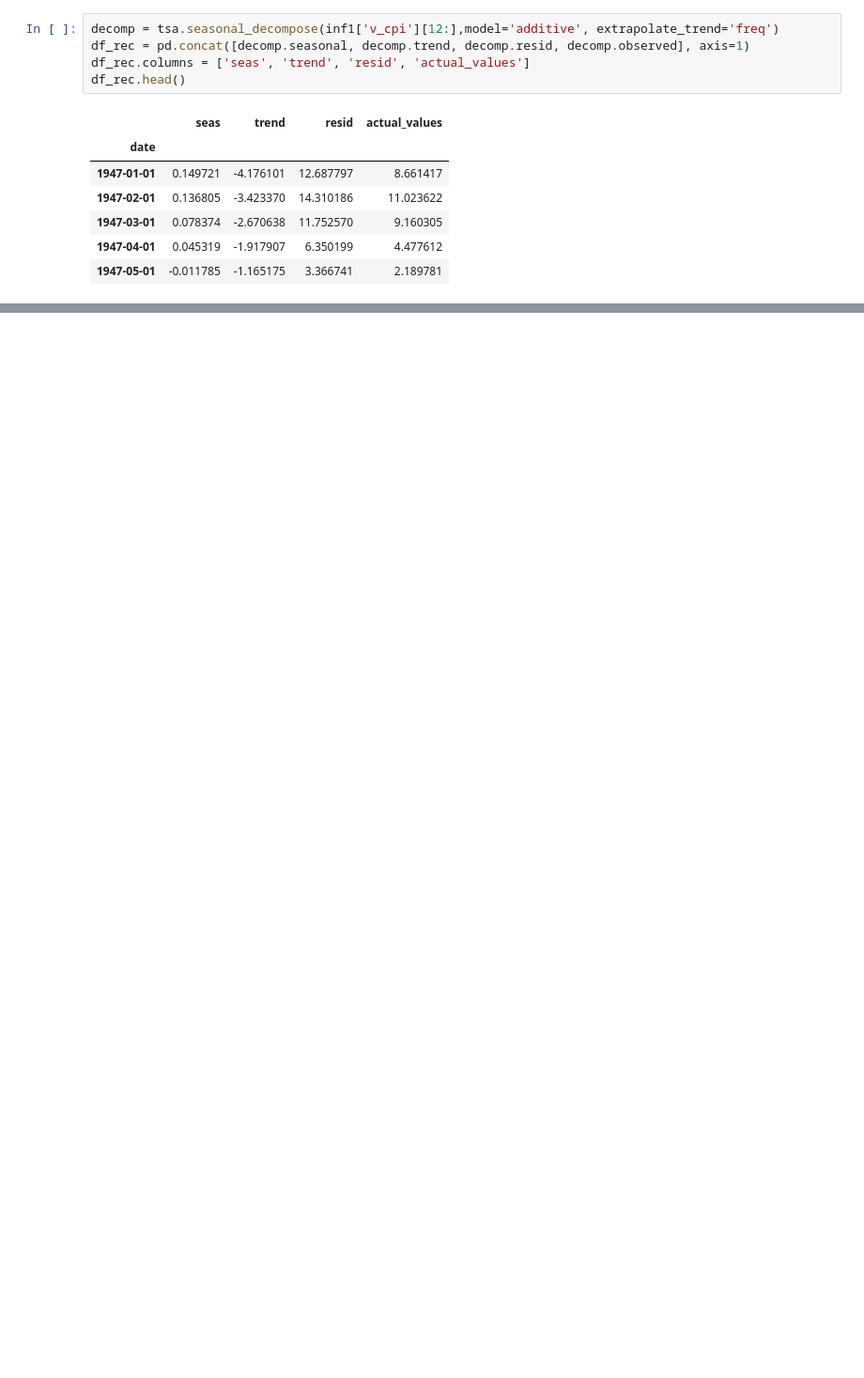
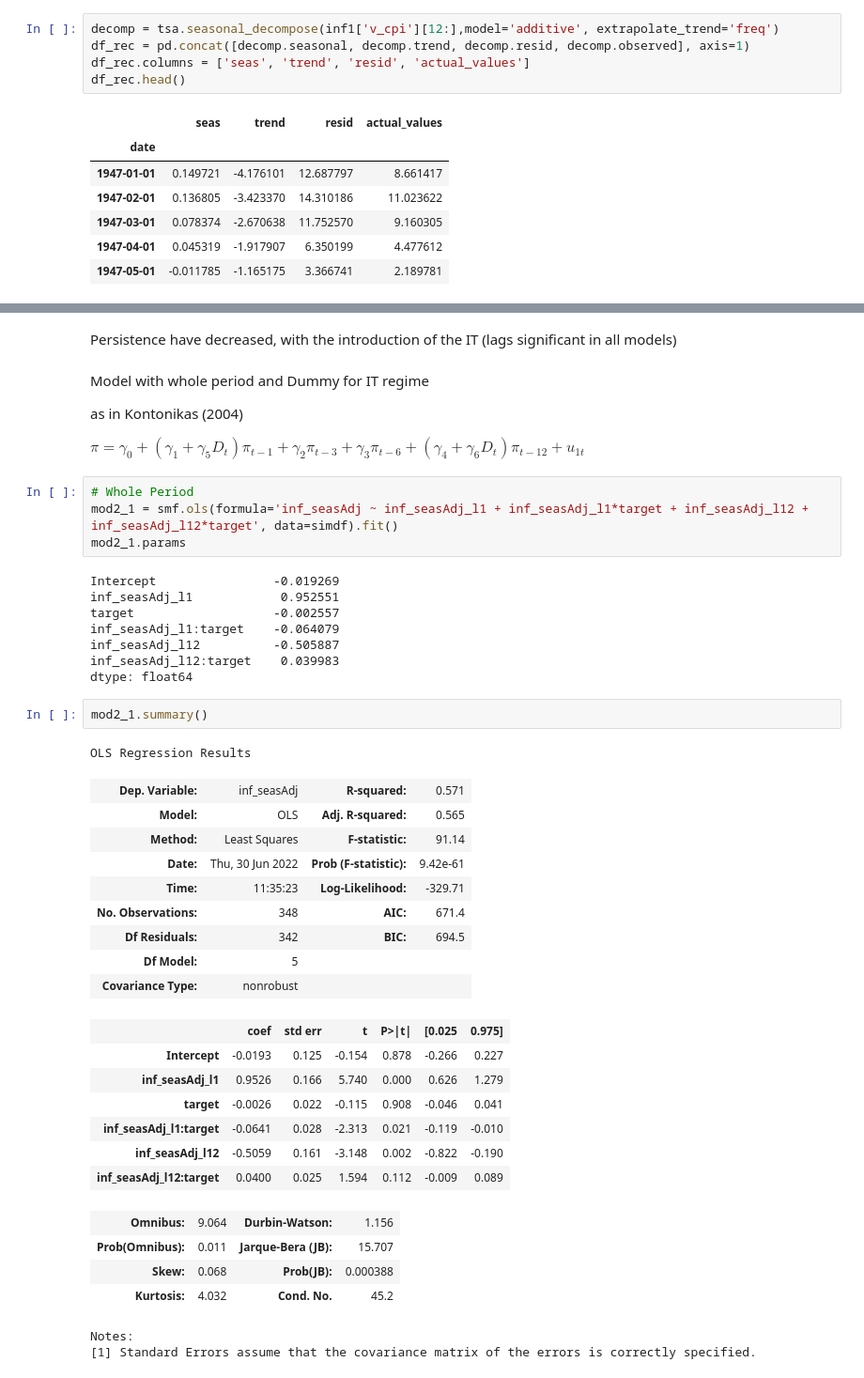
Before and after one commit to Marianojgm86/GARCH-CODES, a Jupyter notebook: modelling_seasAdj.ipynb, the cells around one changed output, grey strips where cells are left out. Shown: that part at 94% size. Cells and saved outputs as stored; diff of their text form; blank space fills up the shorter version.

```diff
--- a/modelling_seasAdj.ipynb
+++ b/modelling_seasAdj.ipynb
@@ -119,0 +201,46 @@ p value:0.003422291791936745 , IT period: Series is Stationary
+# %% [markdown]
+Persistence have decreased, with the introduction of the IT (lags significant in all models)
+# %% [markdown]
+Model with whole period and Dummy for IT regime
+
+as in Kontonikas (2004)
+
+$\pi = \gamma_0 + (\gamma_1 + \gamma_5D_t)\pi_{t-1} + \gamma_2\pi_{t-3} + \gamma_3\pi_{t-6} + (\gamma_4 + \gamma_6D_t)\pi_{t-12} + u_{1t}$
+# %%
+# Whole Period
+mod2_1 = smf.ols(formula='inf_seasAdj ~ inf_seasAdj_l1 + inf_seasAdj_l1*target + inf_seasAdj_l12 + inf_seasAdj_l12*target', data=simdf).fit()
+mod2_1.params
+# %% [output]
+Intercept                -0.019269
+inf_seasAdj_l1            0.952551
+target                   -0.002557
+inf_seasAdj_l1:target    -0.064079
+inf_seasAdj_l12          -0.505887
+inf_seasAdj_l12:target    0.039983
+dtype: float64
+# %%
+mod2_1.summary()
+# %% [output]
+OLS Regression Results
+| Dep. Variable: | inf_seasAdj | R-squared: | 0.571 |
+| Model: | OLS | Adj. R-squared: | 0.565 |
+| Method: | Least Squares | F-statistic: | 91.14 |
+| Date: | Thu, 30 Jun 2022 | Prob (F-statistic): | 9.42e-61 |
+| Time: | 11:35:23 | Log-Likelihood: | -329.71 |
+| No. Observations: | 348 | AIC: | 671.4 |
+| Df Residuals: | 342 | BIC: | 694.5 |
+| Df Model: | 5 |  |  |
+| Covariance Type: | nonrobust |  |  |
+|  | coef | std err | t | P>|t| | [0.025 | 0.975] |
+| Intercept | -0.0193 | 0.125 | -0.154 | 0.878 | -0.266 | 0.227 |
+| inf_seasAdj_l1 | 0.9526 | 0.166 | 5.740 | 0.000 | 0.626 | 1.279 |
+| target | -0.0026 | 0.022 | -0.115 | 0.908 | -0.046 | 0.041 |
+| inf_seasAdj_l1:target | -0.0641 | 0.028 | -2.313 | 0.021 | -0.119 | -0.010 |
+| inf_seasAdj_l12 | -0.5059 | 0.161 | -3.148 | 0.002 | -0.822 | -0.190 |
+| inf_seasAdj_l12:target | 0.0400 | 0.025 | 1.594 | 0.112 | -0.009 | 0.089 |
+| Omnibus: | 9.064 | Durbin-Watson: | 1.156 |
+| Prob(Omnibus): | 0.011 | Jarque-Bera (JB): | 15.707 |
+| Skew: | 0.068 | Prob(JB): | 0.000388 |
+| Kurtosis: | 4.032 | Cond. No. | 45.2 |
+Notes:
+[1] Standard Errors assume that the covariance matrix of the errors is correctly specified.
```
Also changed, not shown: parts of 16 cells of this notebook.
